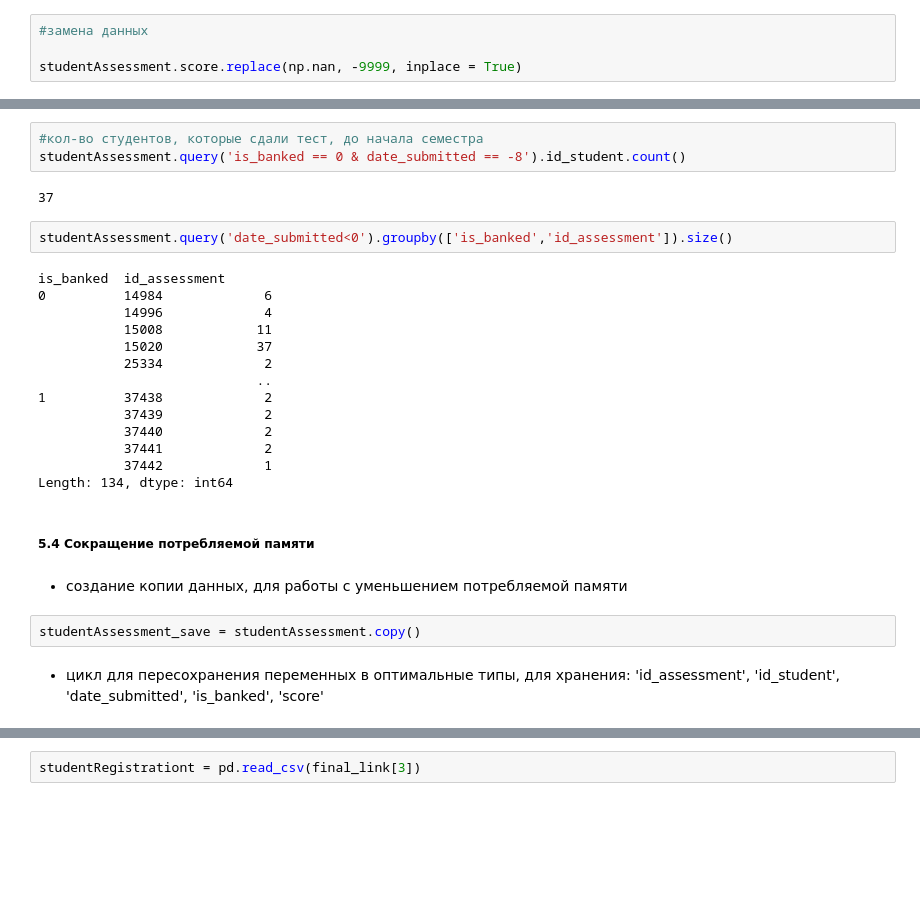
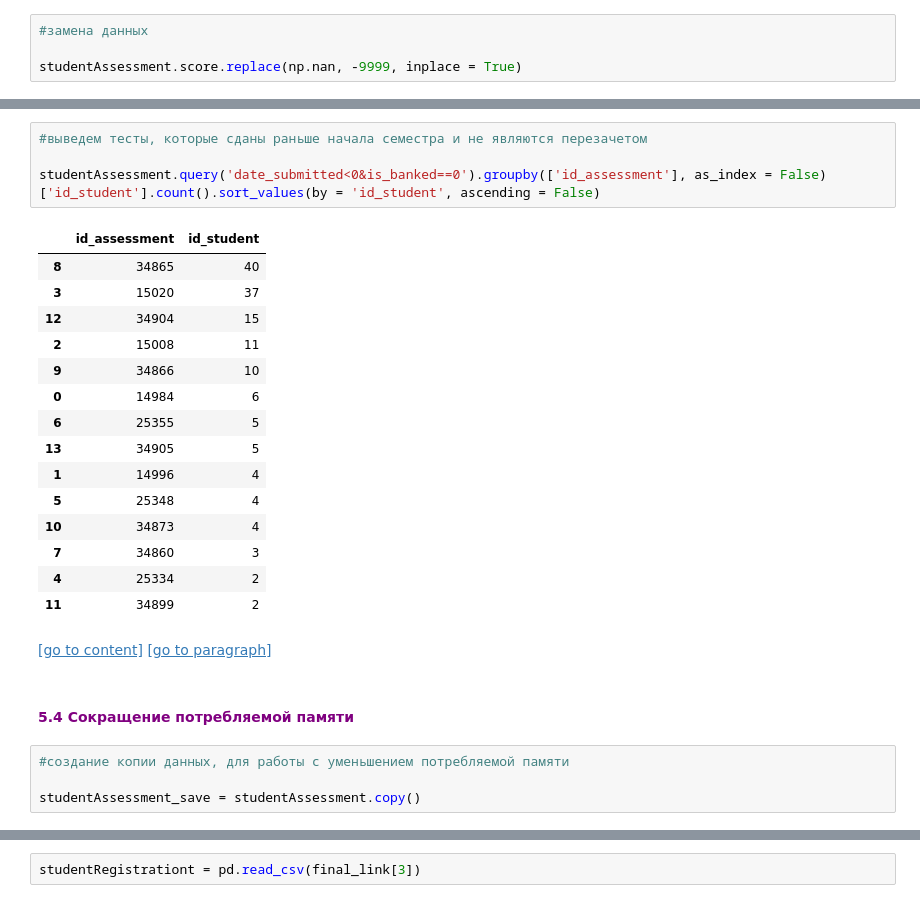
Before and after one commit to RiMGiR/EDA_Project, a Jupyter notebook: First_project.ipynb, the cells around one changed output, grey strips where cells are left out. Cells and saved outputs as stored; diff of their text form; blank space fills up the shorter version.

```diff
--- a/First_project.ipynb
+++ b/First_project.ipynb
@@ -898,31 +1028,31 @@ studentAssessment.query('is_banked == 0 & date_submitted == -8')
-# %%
-#кол-во студентов, которые сдали тест, до начала семестра
-studentAssessment.query('is_banked == 0 & date_submitted == -8').id_student.count()
-# %% [output]
-37
-# %%
-studentAssessment.query('date_submitted<0').groupby(['is_banked','id_assessment']).size()
-# %% [output]
-is_banked  id_assessment
-0          14984             6
-           14996             4
-           15008            11
-           15020            37
-           25334             2
-                            ..
-1          37438             2
-           37439             2
-           37440             2
-           37441             2
-           37442             1
-Length: 134, dtype: int64
+# %%
+#выведем тесты, которые сданы раньше начала семестра и не являются перезачетом
+
+studentAssessment.query('date_submitted<0&is_banked==0').groupby(['id_assessment'], as_index = False)['id_student'].count().sort_values(by = 'id_student', ascending = False)
+# %% [output]
+|  | id_assessment | id_student |
+| 8 | 34865 | 40 |
+| 3 | 15020 | 37 |
+| 12 | 34904 | 15 |
+| 2 | 15008 | 11 |
+| 9 | 34866 | 10 |
+| 0 | 14984 | 6 |
+| 6 | 25355 | 5 |
+| 13 | 34905 | 5 |
+| 1 | 14996 | 4 |
+| 5 | 25348 | 4 |
+| 10 | 34873 | 4 |
+| 7 | 34860 | 3 |
+| 4 | 25334 | 2 |
+| 11 | 34899 | 2 |
+# %% [markdown]
+[[go to content]](#content)
+[[go to paragraph]](#studentAssessment_format)
 # %% [markdown]
-##### 5.4 Сокращение потребляемой памяти <a name = "studentAssessment_memor"></a>
+#### <font color = 'purple'> 5.4 Сокращение потребляемой памяти</font> <a name = "studentAssessment_memor"></a>
-# %% [markdown]
-- создание копии данных, для работы с уменьшением потребляемой памяти
 # %%
+#создание копии данных, для работы с уменьшением потребляемой памяти
+
 studentAssessment_save = studentAssessment.copy()
-# %% [markdown]
-- цикл для пересохранения переменных в оптимальные типы, для хранения: 'id_assessment', 'id_student', 'date_submitted', 'is_banked', 'score'
 # %%
 #change the types of the 'id_assessment', 'date', 'weight' columns
```
Also changed, not shown: parts of 133 cells of this notebook.
